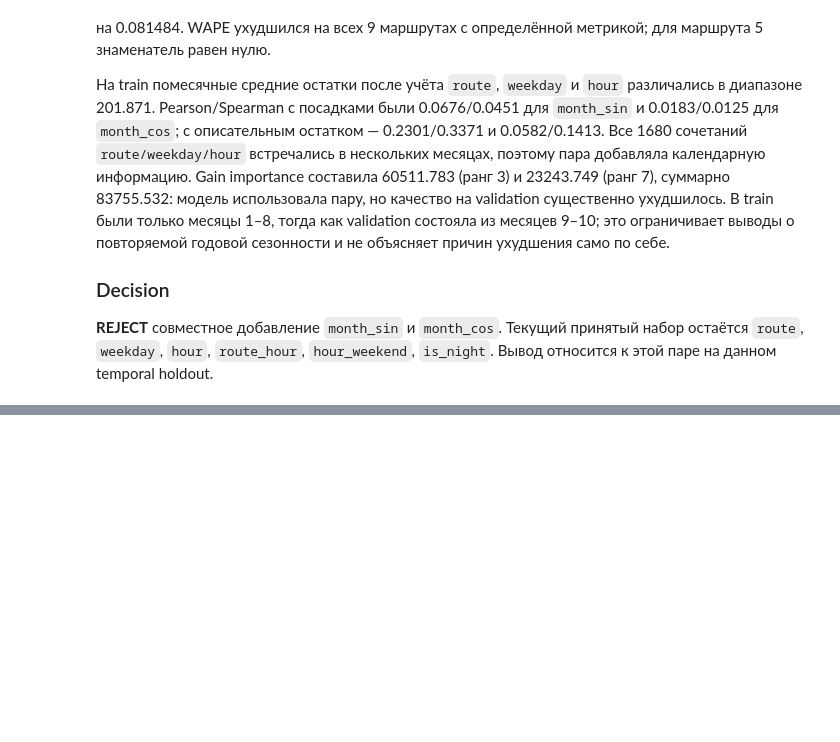
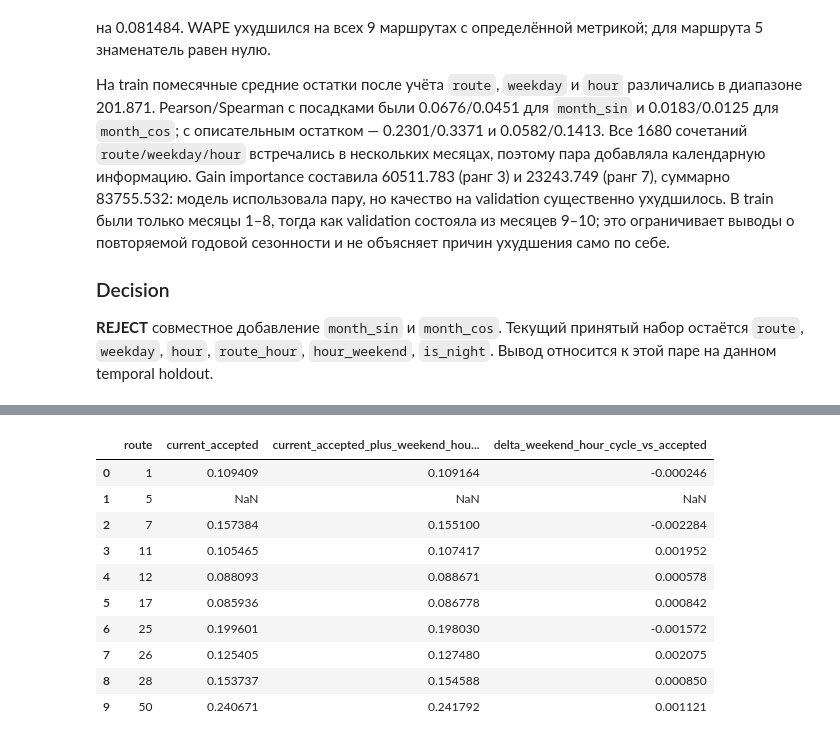
Before and after one commit to rapogahu/MT-Hackathon-2026, a Jupyter notebook: ml/notebooks/feature_engineering.ipynb, the cells around one changed output, grey strips where cells are left out. Saved outputs shown, nothing was run; the diff lists cells and outputs as text; code cells hidden in the pictures; blank space fills up the shorter version.

```diff
--- a/ml/notebooks/feature_engineering.ipynb
+++ b/ml/notebooks/feature_engineering.ipynb
@@ -2762,0 +2968,73 @@ Validation WAPE by route:
+# %%
+weekend_hour_cycle_actual = pd.read_csv(
+    VALID_HOURLY_PATH, sep=";", usecols=["boardings"]
+)["boardings"].to_numpy()
+if (
+    len(weekend_hour_cycle_actual) != len(validation_keys)
+    or weekend_hour_cycle_actual.sum() == 0
+):
+    raise ValueError("Invalid validation targets")
+if any(
+    len(prediction) != len(weekend_hour_cycle_actual)
+    or not np.isfinite(prediction).all()
+    for prediction in weekend_hour_cycle_predictions.values()
+):
+    raise ValueError("Invalid validation predictions")
+
+weekend_hour_cycle_route_totals = (
+    pd.DataFrame({
+        "route": validation_keys["route"],
+        "actual": weekend_hour_cycle_actual,
+    })
+    .groupby("route")["actual"].sum()
+    .reindex(ROUTES)
+)
+weekend_hour_cycle_route_wape = pd.DataFrame(index=pd.Index(ROUTES, name="route"))
+weekend_hour_cycle_result_rows = []
+for experiment, add_weekend_hour_cycle in WEEKEND_HOUR_CYCLE_EXPERIMENTS:
+    absolute_error = np.abs(
+        weekend_hour_cycle_actual - weekend_hour_cycle_predictions[experiment]
+    )
+    overall_wape = absolute_error.sum() / weekend_hour_cycle_actual.sum()
+    weekend_hour_cycle_result_rows.append({
+        "experiment": experiment,
+        "added_features": (
+            "hour_weekend_sin, hour_weekend_cos" if add_weekend_hour_cycle else "none"
+        ),
+        "WAPE": overall_wape,
+        "WAPE_score": max(0.0, 1.0 - overall_wape),
+    })
+    route_error = (
+        pd.DataFrame({
+            "route": validation_keys["route"],
+            "absolute_error": absolute_error,
+        })
+        .groupby("route")["absolute_error"].sum()
+        .reindex(ROUTES)
+    )
+    weekend_hour_cycle_route_wape[experiment] = (
+        route_error / weekend_hour_cycle_route_totals.replace(0, np.nan)
+    )
+
+weekend_hour_cycle_results = pd.DataFrame(weekend_hour_cycle_result_rows)
+accepted_wape = weekend_hour_cycle_results.loc[
+    weekend_hour_cycle_results["experiment"].eq("current_accepted"), "WAPE"
+].iloc[0]
+weekend_hour_cycle_results["delta_WAPE_vs_accepted"] = (
+    weekend_hour_cycle_results["WAPE"] - accepted_wape
+)
+weekend_hour_cycle_results["relative_delta_WAPE_vs_accepted_pct"] = (
+    100 * weekend_hour_cycle_results["delta_WAPE_vs_accepted"] / accepted_wape
+)
+weekend_hour_cycle_results["delta_WAPE_vs_frozen_baseline"] = (
+    weekend_hour_cycle_results["WAPE"] - frozen_overall_wape
+)
+weekend_hour_cycle_route_wape["delta_weekend_hour_cycle_vs_accepted"] = (
+    weekend_hour_cycle_route_wape["current_accepted_plus_weekend_hour_cycle"]
+    - weekend_hour_cycle_route_wape["current_accepted"]
+)
+print("Overall validation results:")
+display(weekend_hour_cycle_results.round(6))
+print("Validation WAPE by route:")
+display(weekend_hour_cycle_route_wape.reset_index().round(6))
+# %% [output]
@@ -2762,0 +3046,11 @@ Validation WAPE by route:
+|  | route | current_accepted | current_accepted_plus_weekend_hou... | delta_weekend_hour_cycle_vs_accepted |
+| 0 | 1 | 0.109409 | 0.109164 | -0.000246 |
+| 1 | 5 | NaN | NaN | NaN |
+| 2 | 7 | 0.157384 | 0.155100 | -0.002284 |
+| 3 | 11 | 0.105465 | 0.107417 | 0.001952 |
+| 4 | 12 | 0.088093 | 0.088671 | 0.000578 |
+| 5 | 17 | 0.085936 | 0.086778 | 0.000842 |
+| 6 | 25 | 0.199601 | 0.198030 | -0.001572 |
+| 7 | 26 | 0.125405 | 0.127480 | 0.002075 |
+| 8 | 28 | 0.153737 | 0.154588 | 0.000850 |
+| 9 | 50 | 0.240671 | 0.241792 | 0.001121 |
```
Also changed, not shown: parts of 13 cells of this notebook, 1 other file.
